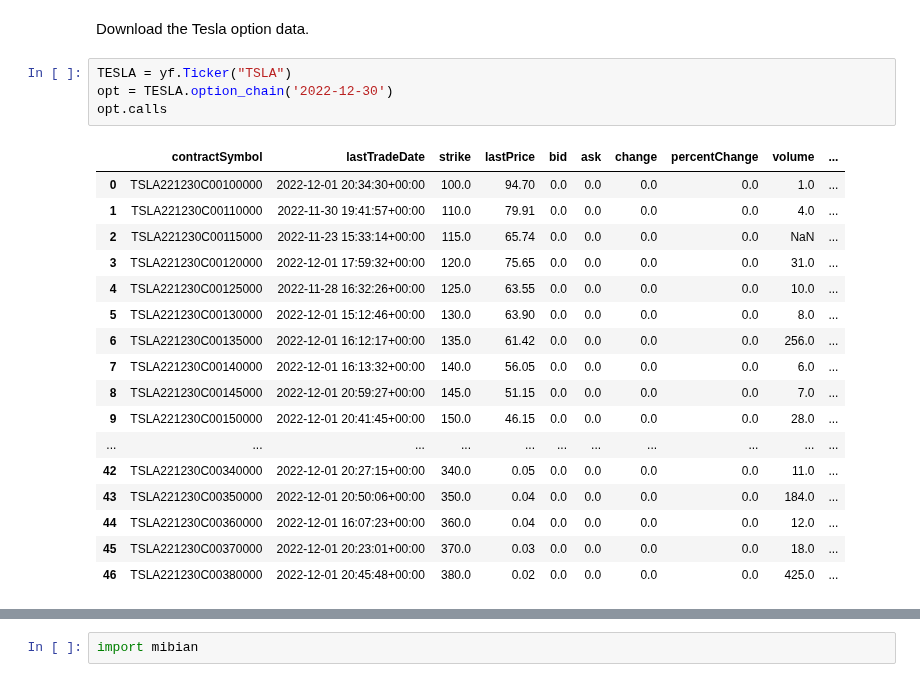
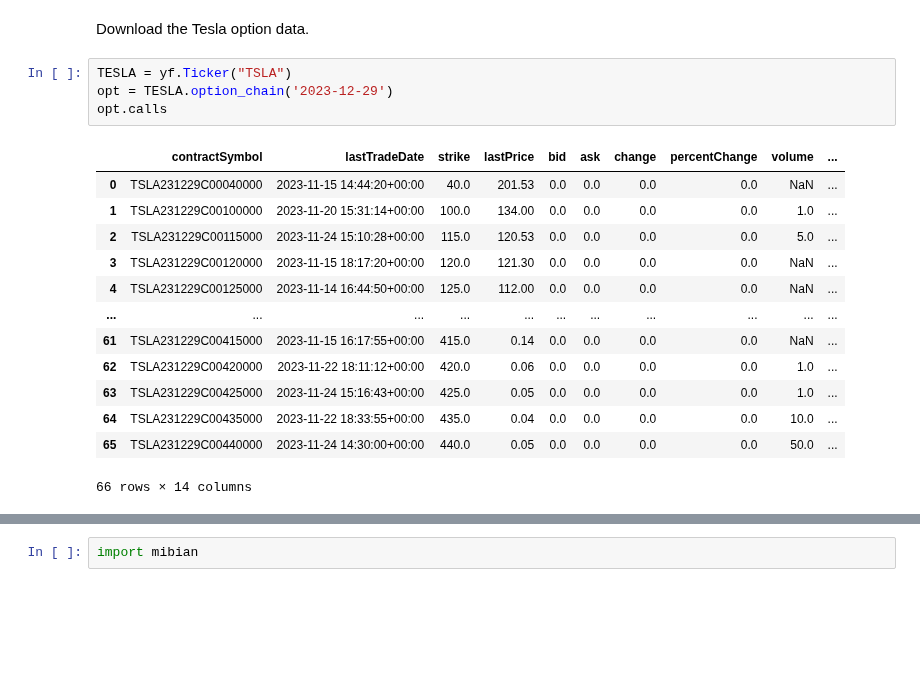
Before and after one commit to xxyyrain/CMF_25, a Jupyter notebook: Week 11/Week 11 Practice.ipynb, the cells around one changed output, grey strips where cells are left out. Drawn from its saved outputs; the diff is of its cells as text; blank space fills up the shorter version.

```diff
--- a/Week 11/Week 11 Practice.ipynb
+++ b/Week 11/Week 11 Practice.ipynb
@@ -94,26 +67,22 @@ def newton_vol_call(S, K, T, C, r):
 Download the Tesla option data.
 # %%
 TESLA = yf.Ticker("TSLA")
-opt = TESLA.option_chain('2022-12-30')
+opt = TESLA.option_chain('2023-12-29')
 opt.calls
 # %% [output]
 |  | contractSymbol | lastTradeDate | strike | lastPrice | bid | ask | change | percentChange | volume | ... |
-| 0 | TSLA221230C00100000 | 2022-12-01 20:34:30+00:00 | 100.0 | 94.70 | 0.0 | 0.0 | 0.0 | 0.0 | 1.0 | ... |
-| 1 | TSLA221230C00110000 | 2022-11-30 19:41:57+00:00 | 110.0 | 79.91 | 0.0 | 0.0 | 0.0 | 0.0 | 4.0 | ... |
-| 2 | TSLA221230C00115000 | 2022-11-23 15:33:14+00:00 | 115.0 | 65.74 | 0.0 | 0.0 | 0.0 | 0.0 | NaN | ... |
-| 3 | TSLA221230C00120000 | 2022-12-01 17:59:32+00:00 | 120.0 | 75.65 | 0.0 | 0.0 | 0.0 | 0.0 | 31.0 | ... |
-| 4 | TSLA221230C00125000 | 2022-11-28 16:32:26+00:00 | 125.0 | 63.55 | 0.0 | 0.0 | 0.0 | 0.0 | 10.0 | ... |
-| 5 | TSLA221230C00130000 | 2022-12-01 15:12:46+00:00 | 130.0 | 63.90 | 0.0 | 0.0 | 0.0 | 0.0 | 8.0 | ... |
-| 6 | TSLA221230C00135000 | 2022-12-01 16:12:17+00:00 | 135.0 | 61.42 | 0.0 | 0.0 | 0.0 | 0.0 | 256.0 | ... |
-| 7 | TSLA221230C00140000 | 2022-12-01 16:13:32+00:00 | 140.0 | 56.05 | 0.0 | 0.0 | 0.0 | 0.0 | 6.0 | ... |
-| 8 | TSLA221230C00145000 | 2022-12-01 20:59:27+00:00 | 145.0 | 51.15 | 0.0 | 0.0 | 0.0 | 0.0 | 7.0 | ... |
-| 9 | TSLA221230C00150000 | 2022-12-01 20:41:45+00:00 | 150.0 | 46.15 | 0.0 | 0.0 | 0.0 | 0.0 | 28.0 | ... |
+| 0 | TSLA231229C00040000 | 2023-11-15 14:44:20+00:00 | 40.0 | 201.53 | 0.0 | 0.0 | 0.0 | 0.0 | NaN | ... |
+| 1 | TSLA231229C00100000 | 2023-11-20 15:31:14+00:00 | 100.0 | 134.00 | 0.0 | 0.0 | 0.0 | 0.0 | 1.0 | ... |
+| 2 | TSLA231229C00115000 | 2023-11-24 15:10:28+00:00 | 115.0 | 120.53 | 0.0 | 0.0 | 0.0 | 0.0 | 5.0 | ... |
+| 3 | TSLA231229C00120000 | 2023-11-15 18:17:20+00:00 | 120.0 | 121.30 | 0.0 | 0.0 | 0.0 | 0.0 | NaN | ... |
+| 4 | TSLA231229C00125000 | 2023-11-14 16:44:50+00:00 | 125.0 | 112.00 | 0.0 | 0.0 | 0.0 | 0.0 | NaN | ... |
 | ... | ... | ... | ... | ... | ... | ... | ... | ... | ... | ... |
-| 42 | TSLA221230C00340000 | 2022-12-01 20:27:15+00:00 | 340.0 | 0.05 | 0.0 | 0.0 | 0.0 | 0.0 | 11.0 | ... |
-| 43 | TSLA221230C00350000 | 2022-12-01 20:50:06+00:00 | 350.0 | 0.04 | 0.0 | 0.0 | 0.0 | 0.0 | 184.0 | ... |
-| 44 | TSLA221230C00360000 | 2022-12-01 16:07:23+00:00 | 360.0 | 0.04 | 0.0 | 0.0 | 0.0 | 0.0 | 12.0 | ... |
-| 45 | TSLA221230C00370000 | 2022-12-01 20:23:01+00:00 | 370.0 | 0.03 | 0.0 | 0.0 | 0.0 | 0.0 | 18.0 | ... |
-| 46 | TSLA221230C00380000 | 2022-12-01 20:45:48+00:00 | 380.0 | 0.02 | 0.0 | 0.0 | 0.0 | 0.0 | 425.0 | ... |
+| 61 | TSLA231229C00415000 | 2023-11-15 16:17:55+00:00 | 415.0 | 0.14 | 0.0 | 0.0 | 0.0 | 0.0 | NaN | ... |
+| 62 | TSLA231229C00420000 | 2023-11-22 18:11:12+00:00 | 420.0 | 0.06 | 0.0 | 0.0 | 0.0 | 0.0 | 1.0 | ... |
+| 63 | TSLA231229C00425000 | 2023-11-24 15:16:43+00:00 | 425.0 | 0.05 | 0.0 | 0.0 | 0.0 | 0.0 | 1.0 | ... |
+| 64 | TSLA231229C00435000 | 2023-11-22 18:33:55+00:00 | 435.0 | 0.04 | 0.0 | 0.0 | 0.0 | 0.0 | 10.0 | ... |
+| 65 | TSLA231229C00440000 | 2023-11-24 14:30:00+00:00 | 440.0 | 0.05 | 0.0 | 0.0 | 0.0 | 0.0 | 50.0 | ... |
+66 rows × 14 columns
 # %%
 impvol = newton_vol_call(S, 200, 4/52, float(opt.calls.lastPrice[opt.calls.strike == 200.00]), 0.0353)
 print('The implied volatility is', round(impvol*100,2) , '% for the one-month call with strike $ 200.00' )
```
Also changed, not shown: parts of 23 cells of this notebook.
